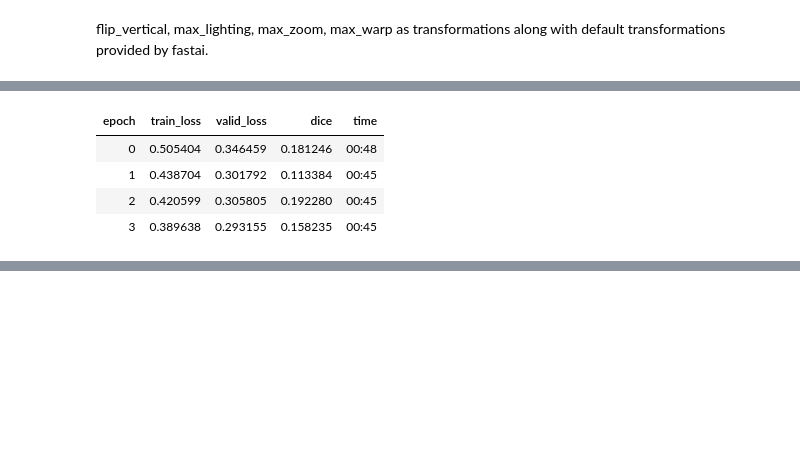
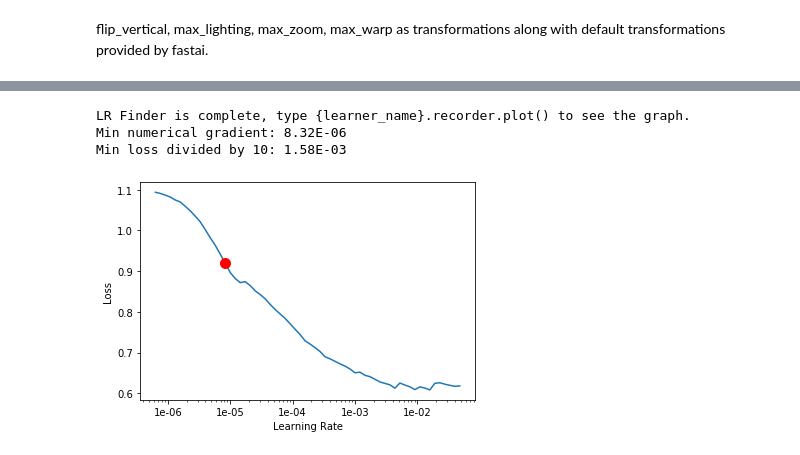
Before and after one commit to SharpestProjects/SemSegBuildings, a Jupyter notebook: SemSegBuildings/SemSegBuildings.ipynb, the cells around one changed output, grey strips where cells are left out. Drawn from its saved outputs; the diff is of its cells as text; code cells hidden in the pictures; blank space fills up the shorter version.

```diff
--- a/SemSegBuildings/SemSegBuildings.ipynb
+++ b/SemSegBuildings/SemSegBuildings.ipynb
@@ -102,14 +96,12 @@ def dice(input:Tensor, targs:Tensor, iou:bool=True)->Rank0Tensor:
     if not iou: return 2. * intersect / union
     else: return intersect / (union-intersect+1.0)
 # %%
-metrics = [dice]
+metrics = custom_dice
+# %%
+wd=1e-2
 # %%
-learn = unet_learner(data, models.resnet34, metrics=metrics)
+learn = unet_learner(data, models.resnet34, metrics=metrics, wd=wd)
-# %%
-learn.fit_one_cycle(4)
-# %% [output]
-| epoch | train_loss | valid_loss | dice | time |
-| 0 | 0.505404 | 0.346459 | 0.181246 | 00:48 |
-| 1 | 0.438704 | 0.301792 | 0.113384 | 00:45 |
-| 2 | 0.420599 | 0.305805 | 0.192280 | 00:45 |
-| 3 | 0.389638 | 0.293155 | 0.158235 | 00:45 |
+# %%
+lr_find(learn)
+learn.recorder.plot(suggestion=True)
+# %% [output]
@@ -116 +109,5 @@ learn.fit_one_cycle(4)
+LR Finder is complete, type {learner_name}.recorder.plot() to see the graph.
+Min numerical gradient: 8.32E-06
+Min loss divided by 10: 1.58E-03
+[figure, added]
 # %%
```
Also changed, not shown: parts of 34 cells of this notebook, 1 other file.
